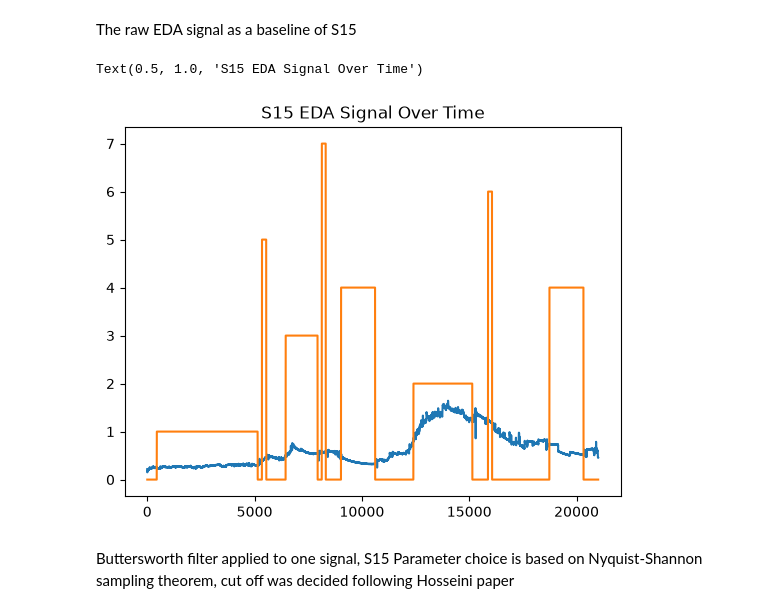
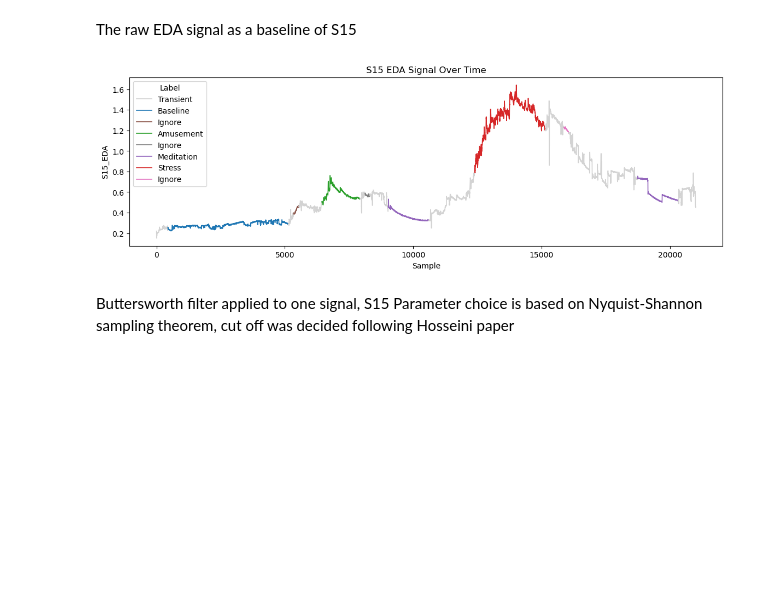
Before and after one commit to SavianViera/EDA_Stress_Prediction_Model, a Jupyter notebook: python_code/Signal_Cleaning.ipynb, the cells around one changed output. Cells and saved outputs as stored; diff of their text form; code cells hidden in the pictures; blank space fills up the shorter version.

```diff
--- a/python_code/Signal_Cleaning.ipynb
+++ b/python_code/Signal_Cleaning.ipynb
@@ -36,12 +117,18 @@ wesad_data[0]
 21008 rows × 2 columns
 # %% [markdown]
 The raw EDA signal as a baseline of S15
-# %%
-plt.plot(wesad_data[0])
-plt.title("S15 EDA Signal Over Time")
-# %% [output]
-Text(0.5, 1.0, 'S15 EDA Signal Over Time')
-[figure, removed]
+# %%
+plot_signal_by_label(
+    wesad_data[0],
+    signal_col="S15_EDA",
+    label_col="S15_Label",
+    title="S15 EDA Signal Over Time",
+    label_names=WESAD_LABELS,
+    label_colors=WESAD_COLORS,
+)
+plt.show()
+# %% [output]
+[figure, added]
 # %% [markdown]
 Buttersworth filter applied to one signal, S15
 Parameter choice is based on Nyquist-Shannon sampling theorem, cut off was decided following Hosseini paper
```
Also changed, not shown: parts of 10 cells of this notebook, 7 other files.
